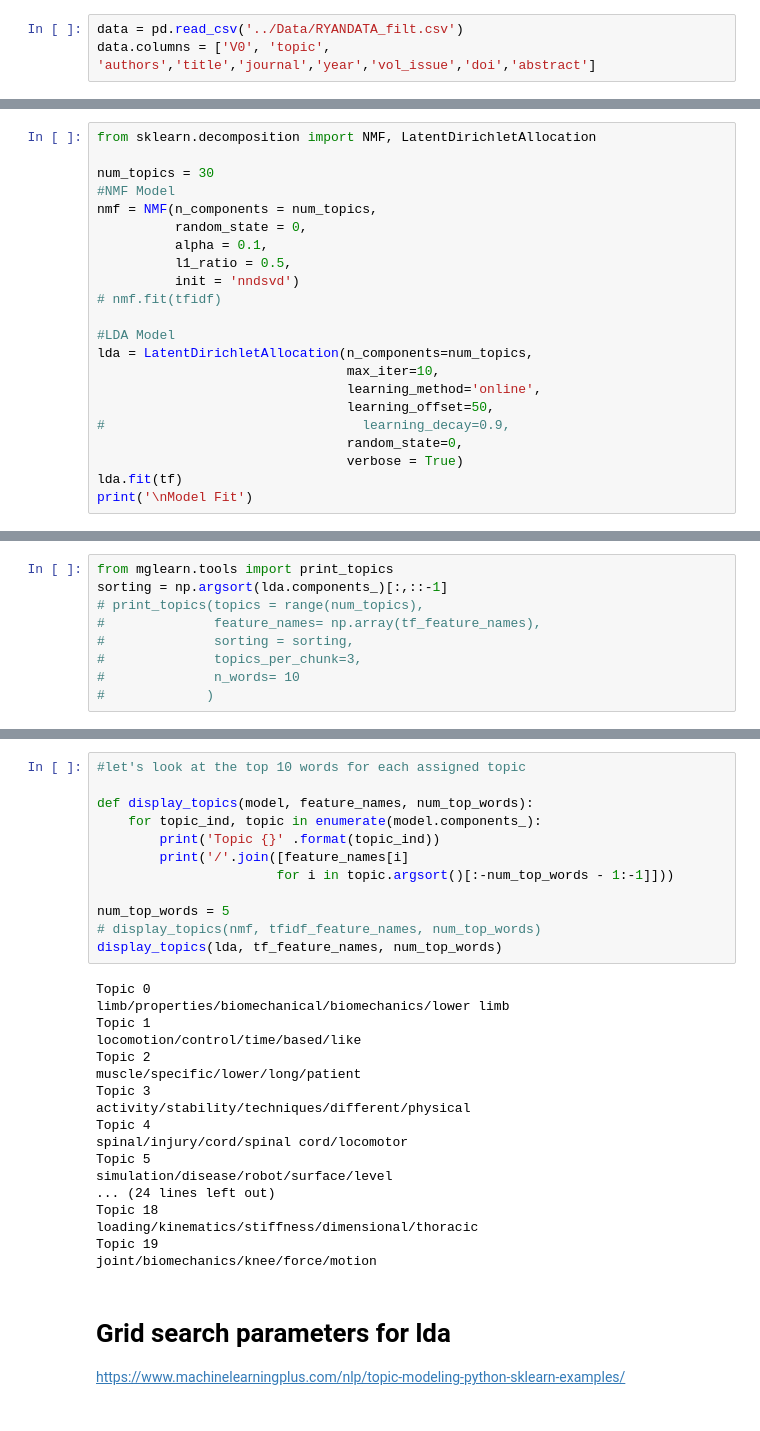
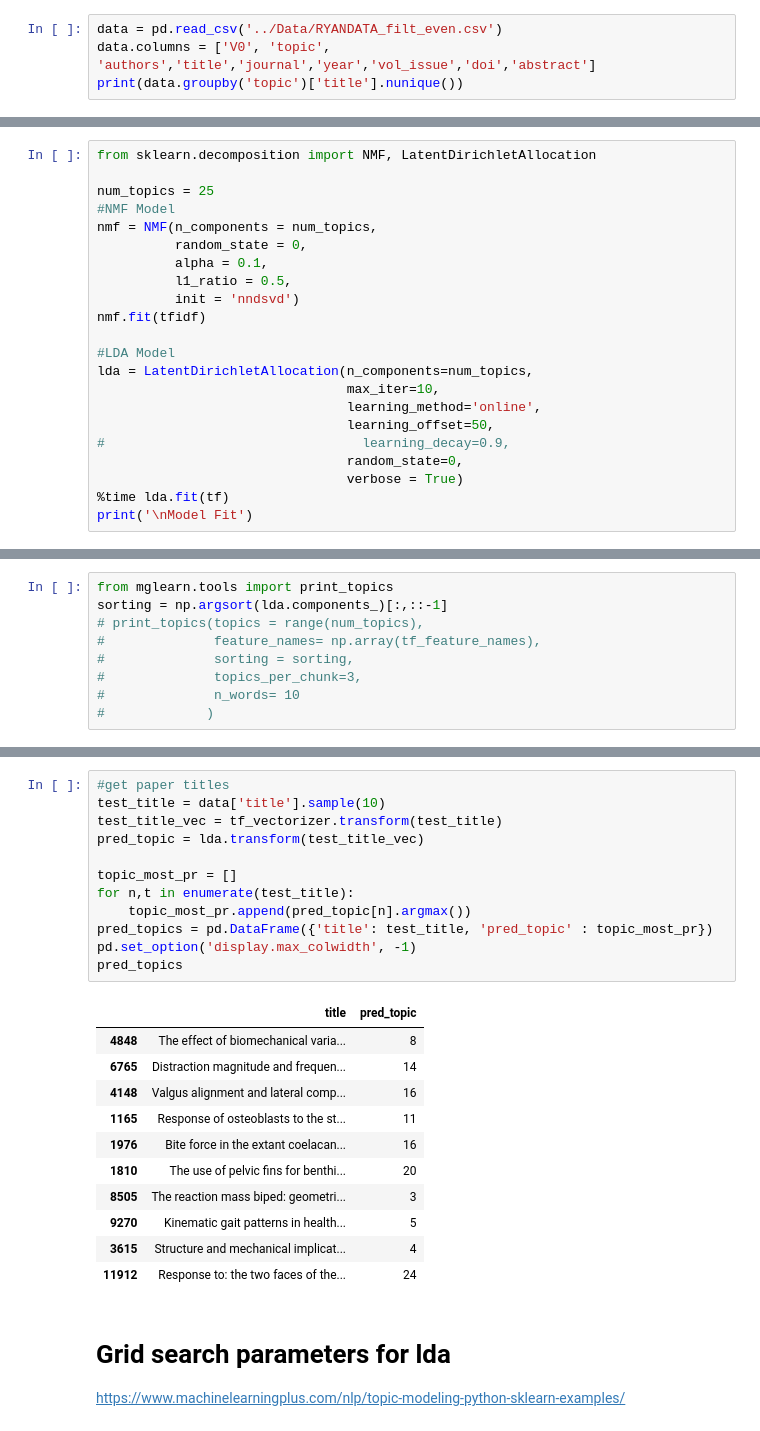
Before and after one commit to alcantarar/literature_update, a Jupyter notebook: Construct_Models/topic_modeling.ipynb, the cells around one changed output, grey strips where cells are left out. Saved outputs shown, nothing was run; the diff lists cells and outputs as text.

Commit message:
can see what title goes into which topic now

```diff
--- a/Construct_Models/topic_modeling.ipynb
+++ b/Construct_Models/topic_modeling.ipynb
@@ -3,5 +3,6 @@ import pandas as pd
 # http://derekgreene.com/slides/topic-modelling-with-scikitlearn.pdf
 #currently have 24 topics
 # %%
-data = pd.read_csv('../Data/RYANDATA_filt.csv')
+data = pd.read_csv('../Data/RYANDATA_filt_even.csv')
 data.columns = ['V0', 'topic', 'authors','title','journal','year','vol_issue','doi','abstract']
+print(data.groupby('topic')['title'].nunique())
@@ -97,14 +137,14 @@ tf_feature_names = tf_vectorizer.get_feature_names()
 # %%
 from sklearn.decomposition import NMF, LatentDirichletAllocation
 
-num_topics = 30
+num_topics = 25
 #NMF Model
 nmf = NMF(n_components = num_topics,
           random_state = 0,
           alpha = 0.1,
           l1_ratio = 0.5,
           init = 'nndsvd')
-# nmf.fit(tfidf)
+nmf.fit(tfidf)
 
 #LDA Model
 lda = LatentDirichletAllocation(n_components=num_topics,
@@ -114,7 +154,7 @@ lda = LatentDirichletAllocation(n_components=num_topics,
 #                                 learning_decay=0.9,
                                 random_state=0,
                                 verbose = True)
-lda.fit(tf)
+%time lda.fit(tf)
 print('\nModel Fit')
 # %% [output]
 iteration: 1 of max_iter: 10
@@ -258,33 +298,27 @@ viscoelastic
-# %%
-#let's look at the top 10 words for each assigned topic
-
-def display_topics(model, feature_names, num_top_words):
-    for topic_ind, topic in enumerate(model.components_):
-        print('Topic {}' .format(topic_ind))
-        print('/'.join([feature_names[i]
-                       for i in topic.argsort()[:-num_top_words - 1:-1]]))
-
-num_top_words = 5
-# display_topics(nmf, tfidf_feature_names, num_top_words)
-display_topics(lda, tf_feature_names, num_top_words)
-# %% [output]
-Topic 0
-limb/properties/biomechanical/biomechanics/lower limb
-Topic 1
-locomotion/control/time/based/like
-Topic 2
-muscle/specific/lower/long/patient
-Topic 3
-activity/stability/techniques/different/physical
-Topic 4
-spinal/injury/cord/spinal cord/locomotor
-Topic 5
-simulation/disease/robot/surface/level
-... (24 lines left out)
-Topic 18
-loading/kinematics/stiffness/dimensional/thoracic
-Topic 19
-joint/biomechanics/knee/force/motion
+# %%
+#get paper titles
+test_title = data['title'].sample(10)
+test_title_vec = tf_vectorizer.transform(test_title)
+pred_topic = lda.transform(test_title_vec)
+
+topic_most_pr = []
+for n,t in enumerate(test_title):
+    topic_most_pr.append(pred_topic[n].argmax())
+pred_topics = pd.DataFrame({'title': test_title, 'pred_topic' : topic_most_pr})
+pd.set_option('display.max_colwidth', -1)
+pred_topics
+# %% [output]
+|  | title | pred_topic |
+| 4848 | The effect of biomechanical varia... | 8 |
+| 6765 | Distraction magnitude and frequen... | 14 |
+| 4148 | Valgus alignment and lateral comp... | 16 |
+| 1165 | Response of osteoblasts to the st... | 11 |
+| 1976 | Bite force in the extant coelacan... | 16 |
+| 1810 | The use of pelvic fins for benthi... | 20 |
+| 8505 | The reaction mass biped: geometri... | 3 |
+| 9270 | Kinematic gait patterns in health... | 5 |
+| 3615 | Structure and mechanical implicat... | 4 |
+| 11912 | Response to: the two faces of the... | 24 |
 # %% [markdown]
 # Grid search parameters for lda
 
```
Also changed, not shown: parts of 11 cells of this notebook, 3 other files.
